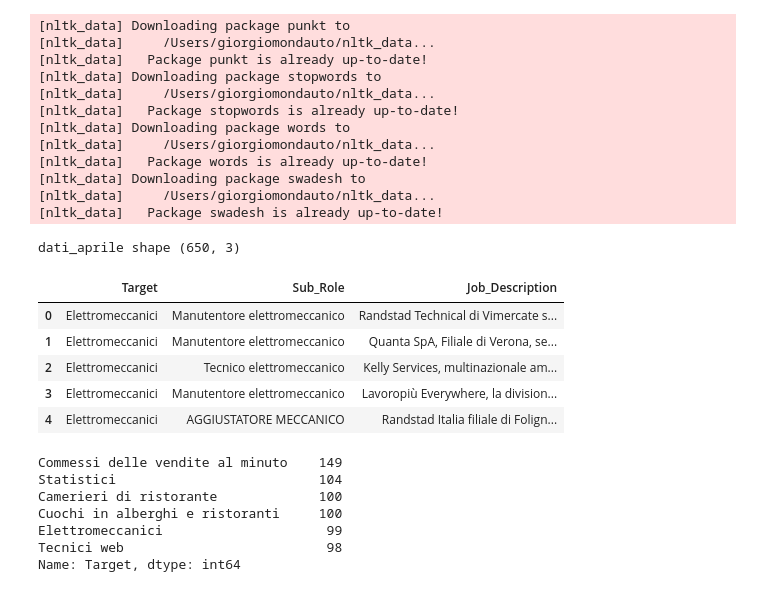
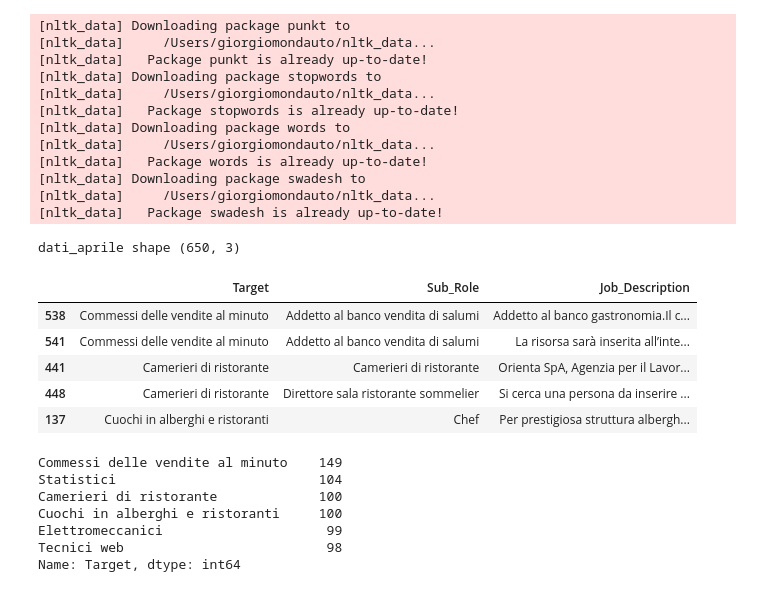
Before and after one commit to giorgiomondauto/NLP_LEO, a Jupyter notebook: Analysis_04_2020_count_vectorizer.ipynb, the cells around one changed output. Drawn from its saved outputs; the diff is of its cells as text; code cells hidden in the pictures.

```diff
--- a/Analysis_04_2020_count_vectorizer.ipynb
+++ b/Analysis_04_2020_count_vectorizer.ipynb
@@ -36,17 +37,18 @@ warnings.filterwarnings('ignore')
 # %%
 professioni = pd.read_csv('data/professioni.csv')
 dati_aprile = pd.read_csv('Job_vacancies_aprile_completo.csv', skiprows=1, usecols = [1,2,3],\
                           names = ['Target','Sub_Role','Job_Description'])
+dati_aprile = dati_aprile.reindex(np.random.permutation(dati_aprile.index))
 print('dati_aprile shape {}'.format(dati_aprile.shape))
 dati_aprile.head()
 # %% [output]
 dati_aprile shape (650, 3)
 |  | Target | Sub_Role | Job_Description |
-| 0 | Elettromeccanici | Manutentore elettromeccanico | Randstad Technical di Vimercate s... |
-| 1 | Elettromeccanici | Manutentore elettromeccanico | Quanta SpA, Filiale di Verona, se... |
-| 2 | Elettromeccanici | Tecnico elettromeccanico | Kelly Services, multinazionale am... |
-| 3 | Elettromeccanici | Manutentore elettromeccanico | Lavoropiù Everywhere, la division... |
-| 4 | Elettromeccanici | AGGIUSTATORE MECCANICO | Randstad Italia filiale di Folign... |
+| 538 | Commessi delle vendite al minuto | Addetto al banco vendita di salumi | Addetto al banco gastronomia.Il c... |
+| 541 | Commessi delle vendite al minuto | Addetto al banco vendita di salumi | La risorsa sarà inserita all’inte... |
+| 441 | Camerieri di ristorante | Camerieri di ristorante | Orienta SpA, Agenzia per il Lavor... |
+| 448 | Camerieri di ristorante | Direttore sala ristorante sommelier | Si cerca una persona da inserire ... |
+| 137 | Cuochi in alberghi e ristoranti | Chef | Per prestigiosa struttura albergh... |
 # %%
 print(dati_aprile.Target.value_counts())
 # %% [output]
```
Also changed, not shown: parts of 11 cells of this notebook, 1 other file.
